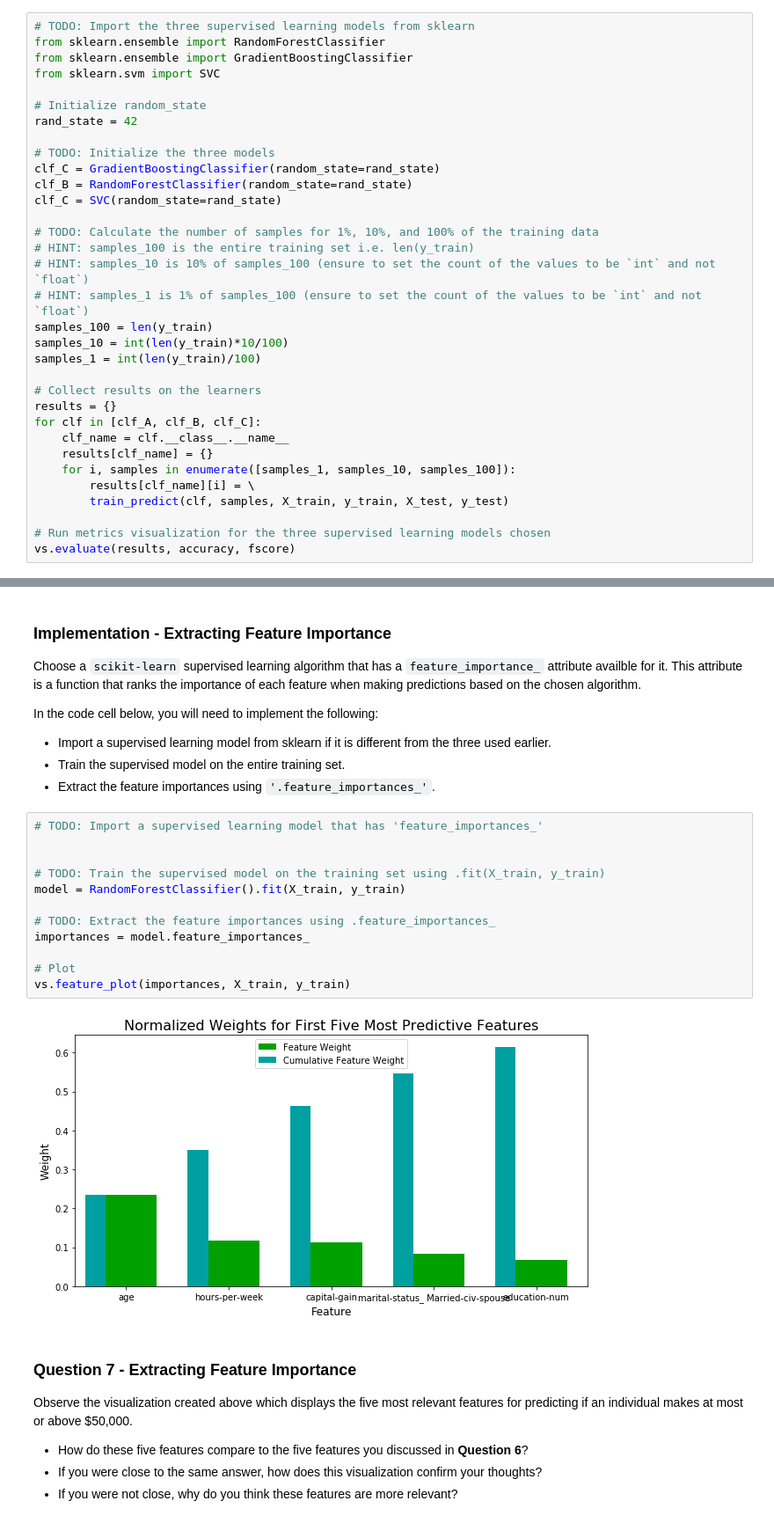
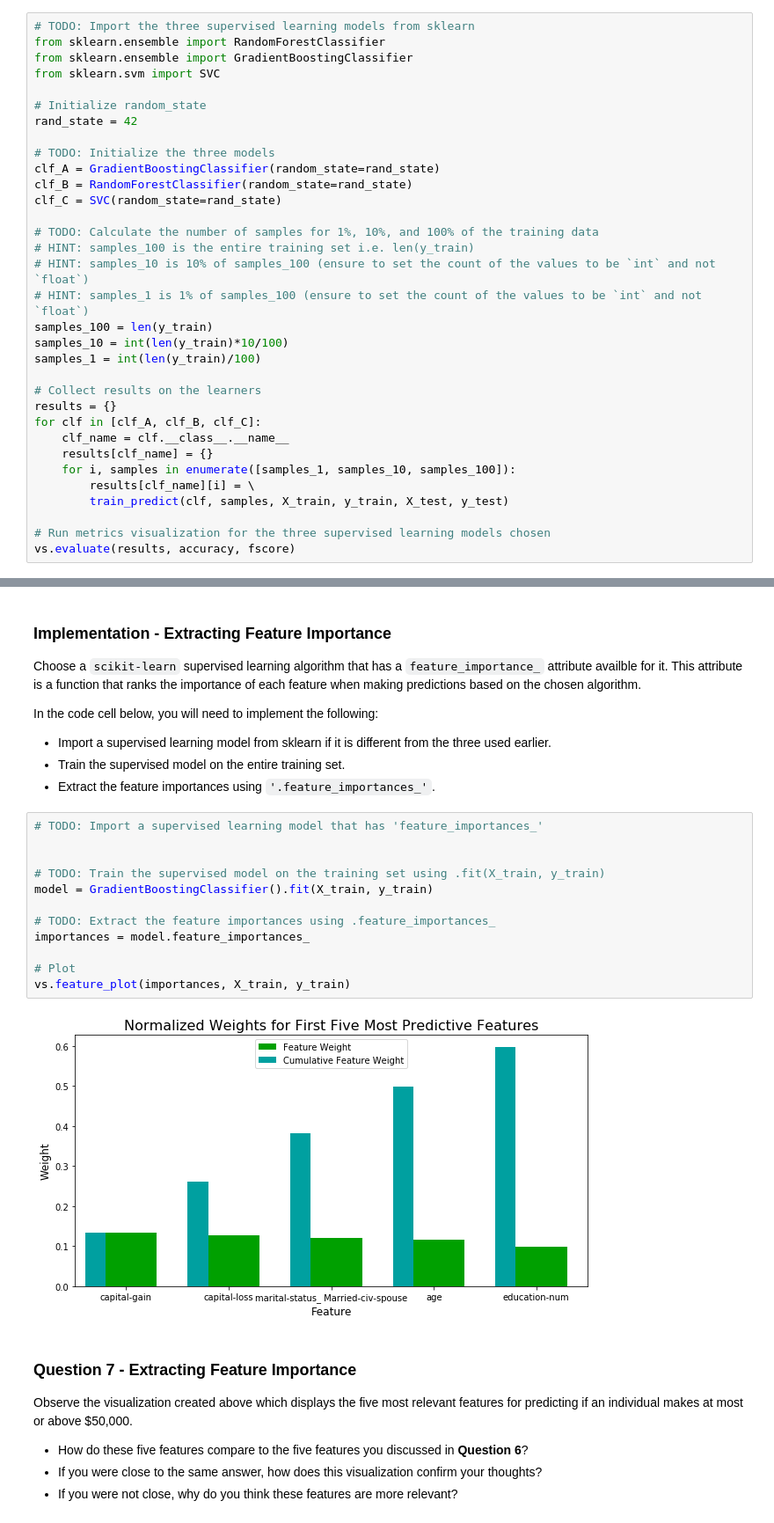
Before and after one commit to ismailo/machine-learning-engineer, a Jupyter notebook: finding_donors/finding_donors.ipynb, the cells around one changed output, grey strips where cells are left out. Shown at 88% size. Drawn from its saved outputs; the diff is of its cells as text.

```diff
--- a/finding_donors/finding_donors.ipynb
+++ b/finding_donors/finding_donors.ipynb
@@ -393,7 +396,7 @@ from sklearn.svm import SVC
 rand_state = 42
 
 # TODO: Initialize the three models
-clf_C = GradientBoostingClassifier(random_state=rand_state)
+clf_A = GradientBoostingClassifier(random_state=rand_state)
 clf_B = RandomForestClassifier(random_state=rand_state)
 clf_C = SVC(random_state=rand_state)
 
@@ -572,17 +575,17 @@ In the code cell below, you will need to implement the following:
 # %%
 # TODO: Import a supervised learning model that has 'feature_importances_'
 
 
 # TODO: Train the supervised model on the training set using .fit(X_train, y_train)
-model = RandomForestClassifier().fit(X_train, y_train)
+model = GradientBoostingClassifier().fit(X_train, y_train)
 
 # TODO: Extract the feature importances using .feature_importances_
 importances = model.feature_importances_
 
 # Plot
 vs.feature_plot(importances, X_train, y_train)
 # %% [output]
-[figure, old version]
+[figure, new version]
 # %% [markdown]
 ### Question 7 - Extracting Feature Importance
 
```
Also changed, not shown: parts of 3 cells of this notebook.
